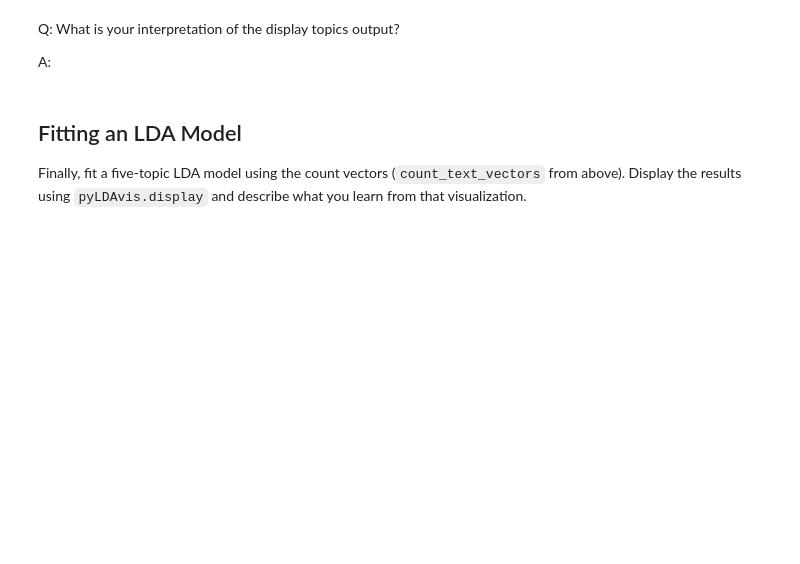
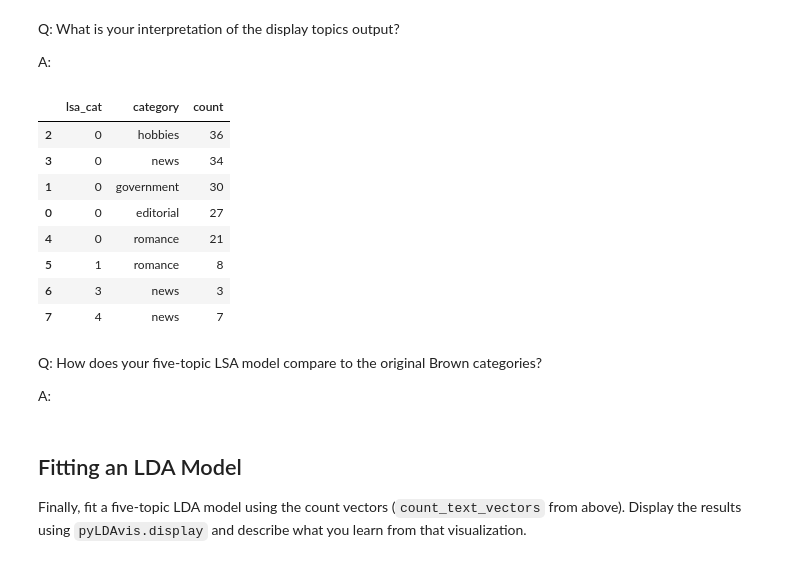
Before and after one commit to clairebentzen/topic-modeling, a Jupyter notebook: Topic Modeling.ipynb, the cells around one changed output. Drawn from its saved outputs; the diff is of its cells as text; code cells hidden in the pictures; blank space fills up the shorter version.

```diff
--- a/Topic Modeling.ipynb
+++ b/Topic Modeling.ipynb
@@ -211,6 +229,28 @@ A: <!-- Your answer here -->
 Q: What is your interpretation of the display topics output?
 
 A:
+# %%
+# Get topic from W matrix for each text
+df['lsa_cat'] = W_lsa_matrix.argmax(axis=1)
+
+# Count categories by each LSA assigned topic
+lsa_comparison = df.groupby(['lsa_cat', 'category']).size().reset_index(name='count')
+lsa_comparison_sort = lsa_comparison.sort_values(by=['lsa_cat', 'count'], ascending=[True, False])
+lsa_comparison_sort
+# %% [output]
+|  | lsa_cat | category | count |
+| 2 | 0 | hobbies | 36 |
+| 3 | 0 | news | 34 |
+| 1 | 0 | government | 30 |
+| 0 | 0 | editorial | 27 |
+| 4 | 0 | romance | 21 |
+| 5 | 1 | romance | 8 |
+| 6 | 3 | news | 3 |
+| 7 | 4 | news | 7 |
+# %% [markdown]
+Q: How does your five-topic LSA model compare to the original Brown categories?
+
+A: <!-- Your answer here -->
 # %% [markdown]
 ## Fitting an LDA Model
 
```
Also changed, not shown: parts of 11 cells of this notebook.
